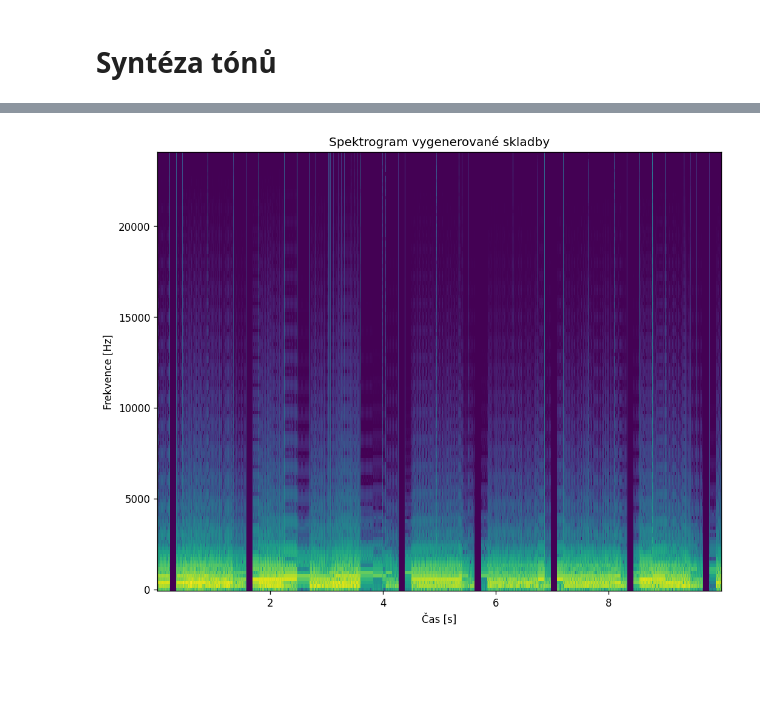
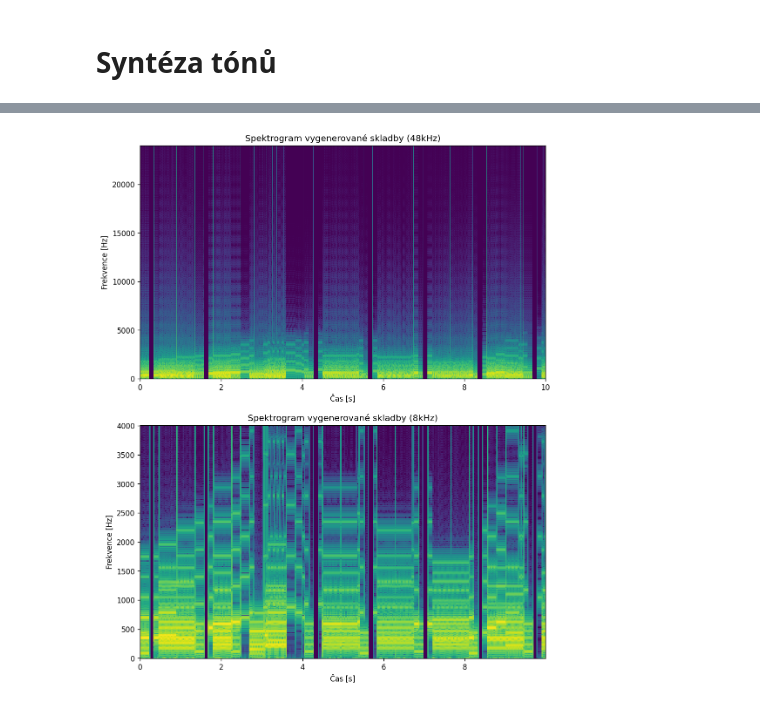
Before and after one commit to JosefKuchar/iss-project, a Jupyter notebook: src/reseni.ipynb, the cells around one changed output, grey strips where cells are left out. Saved outputs shown, nothing was run; the diff lists cells and outputs as text; code cells hidden in the pictures; blank space fills up the shorter version.

```diff
--- a/src/reseni.ipynb
+++ b/src/reseni.ipynb
@@ -237,7 +237,7 @@ for i, (tone, freq) in enumerate(xkucha28t):
     dft = dft[:eleven_f0]
     plt.subplot(3, 1, i+1)
     plt.plot(np.log(np.abs(dft)))
-    plt.title(f"MIDI {tone} / {freq:.2f} Hz")
+    plt.title(f"Spektrum: MIDI {tone} ({freq:.2f} Hz)")
     plt.xlabel("Frekvence [Hz]")
     plt.ylabel("$\log PSD$")
     for k in range(0, 5):
@@ -272,7 +272,7 @@ for i, (tone, freq) in enumerate(xkucha28t):
     plt.subplot(3, 1, i+1)
     plt.plot(plot_y, res[:ten_periods])
     plt.plot(plot_y, xall[tone][offset:ten_periods+offset])
-    plt.title(f"MIDI {tone} / {freq:.2f} Hz")
+    plt.title(f"Rekonstrukce signálu: MIDI {tone} ({freq:.2f} Hz)")
     plt.ylabel("Amplituda")
     plt.xlabel("Čas [ms]")
     plt.legend(['Rekonstruovaný signál', 'Původní signál'])
@@ -331,12 +324,22 @@ Ze spektrogramu jdou pěkně vidět mezery ve skladbě a do jisté míry i frekv
 # %%
 from scipy.signal import spectrogram
-f, t, sgr = spectrogram(test, Fs)
+plt.figure(figsize=(10, 13), dpi=120)
+f, t, sgr = spectrogram(song_48k, 48000, window=(
+    'tukey', 0.3), nfft=2048, noverlap=0)
 sgr_log = 10 * np.log10(sgr+1e-15)
-plt.figure(figsize=(10, 8), dpi=120)
+plt.subplot(2, 1, 1)
 plt.pcolormesh(t, f, sgr_log)
 plt.xlabel('Čas [s]')
 plt.ylabel('Frekvence [Hz]')
-plt.title('Spektrogram vygenerované skladby')
+plt.title('Spektrogram vygenerované skladby (48kHz)')
+
+f, t, sgr = spectrogram(song_8k, 8000, window=('tukey', 0.3), nfft=512, noverlap=0)
+sgr_log = 10 * np.log10(sgr+1e-15)
+plt.subplot(2, 1, 2)
+plt.pcolormesh(t, f, sgr_log)
+plt.xlabel('Čas [s]')
+plt.ylabel('Frekvence [Hz]')
+plt.title('Spektrogram vygenerované skladby (8kHz)')
 plt.show()
 # %% [output]
-[figure, old version]
+[figure, new version]
```
Also changed, not shown: parts of 9 cells of this notebook, 3 other files.
